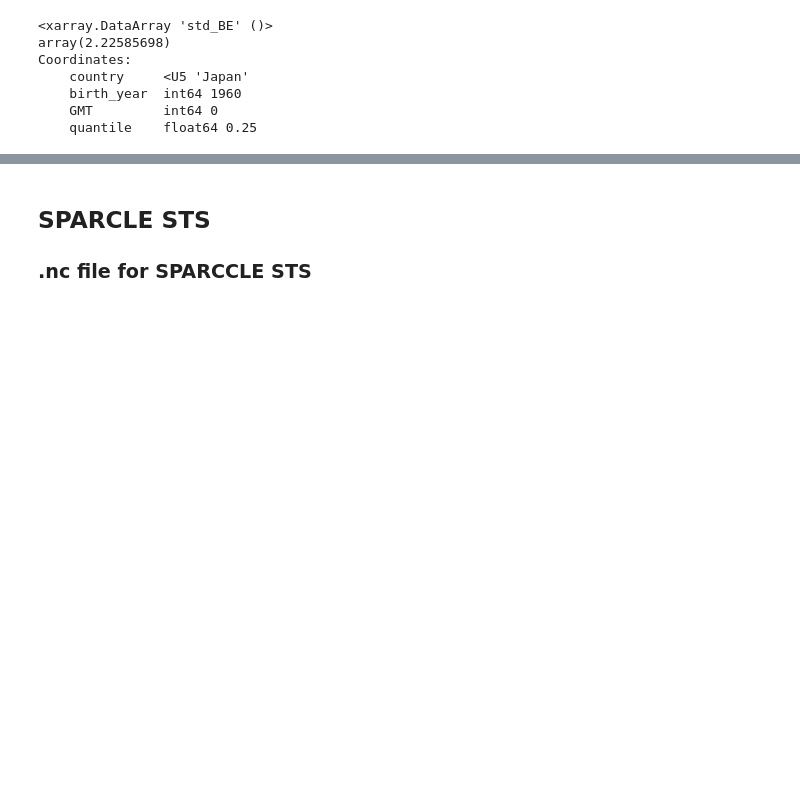
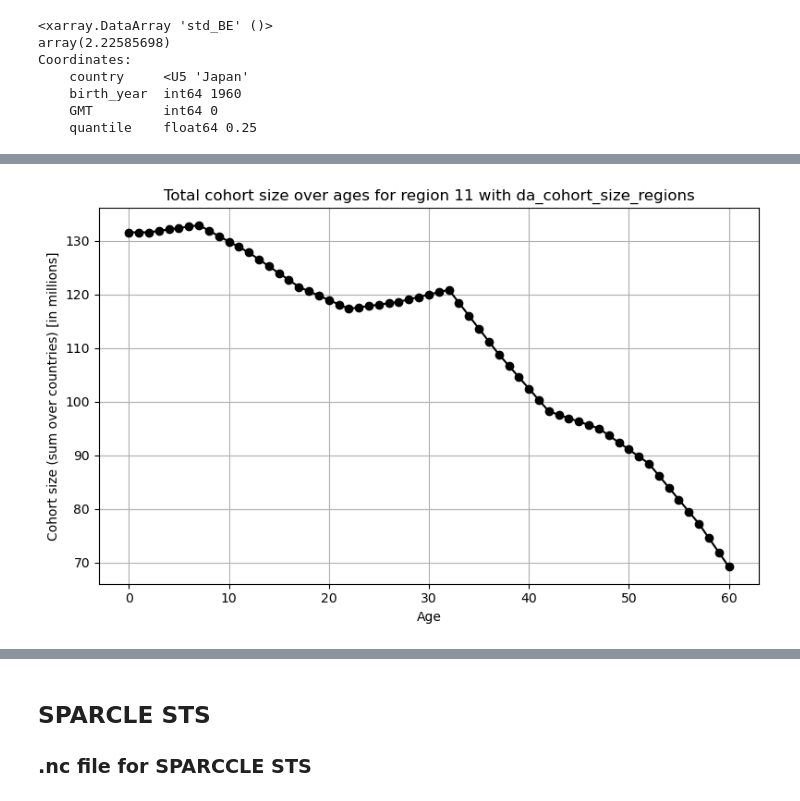
Before and after one commit to AmauryLaridon/Source2Suffering, a Jupyter notebook: sandbox/sandbox.ipynb, the cells around one changed output, grey strips where cells are left out. Cells and saved outputs as stored; diff of their text form; code cells hidden in the pictures; blank space fills up the shorter version.

Commit message:
VBC Task 3 - Demography dvpt da_cohort_size_regions before total merging

```diff
--- a/sandbox/sandbox.ipynb
+++ b/sandbox/sandbox.ipynb
@@ -221,0 +371,7 @@ Coordinates:
+# %%
+with open(data_dir + '{}/country/df_countries.pkl'.format('pickles_S2S_v1'), 'rb') as f:
+    df_countries = pk.load(f)
+# %%
+da_cohort_size_regions = get_regions_cohort(df_countries, ds_regions, da_cohort_size)
+
+print(da_cohort_size_regions.sel(region=8))
@@ -221,0 +391,5 @@ Coordinates:
+# %%
+with open(data_dir + '{}/country/da_cohort_size_regions.pkl'.format('pickles_S2S_v1'), 'rb') as f:
+    da_cohort_size_regions = pk.load(f)
+
+print(da_cohort_size_regions)
@@ -221,0 +467,3 @@ Coordinates:
+# %%
+da_valp_cohort_size_abs = da_cohort_size_regions.sum(dim="country", skipna=True)
+print(da_valp_cohort_size_abs.sel(region=11))
@@ -221,0 +488,16 @@ Coordinates:
+# %%
+# Sélectionne les données pour la région 11
+data_region_11 = da_valp_cohort_size_abs.sel(region=11)
+
+# Plot
+plt.figure(figsize=(8, 5))
+plt.plot(data_region_11['ages'], data_region_11/1e3, marker='o',color='black')
+
+plt.title("Total cohort size over ages for region 11 with da_cohort_size_regions")
+plt.xlabel("Age")
+plt.ylabel("Cohort size (sum over countries) [in millions]")
+plt.grid(True)
+plt.tight_layout()
+plt.show()
+# %% [output]
+[figure, added]
```
Also changed, not shown: parts of 26 cells of this notebook, 5 other files.
